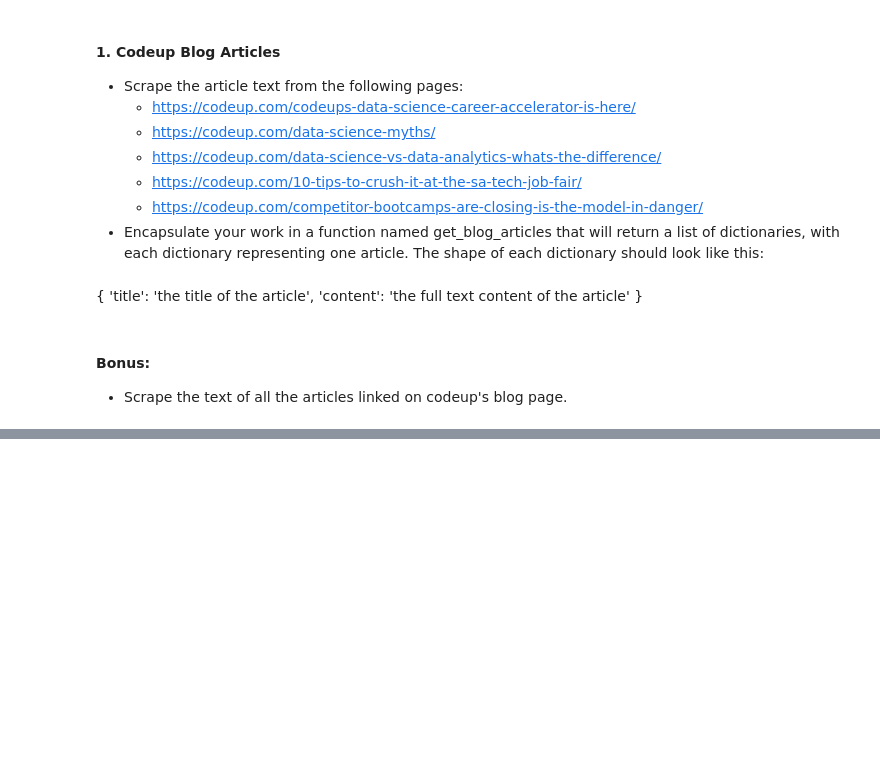
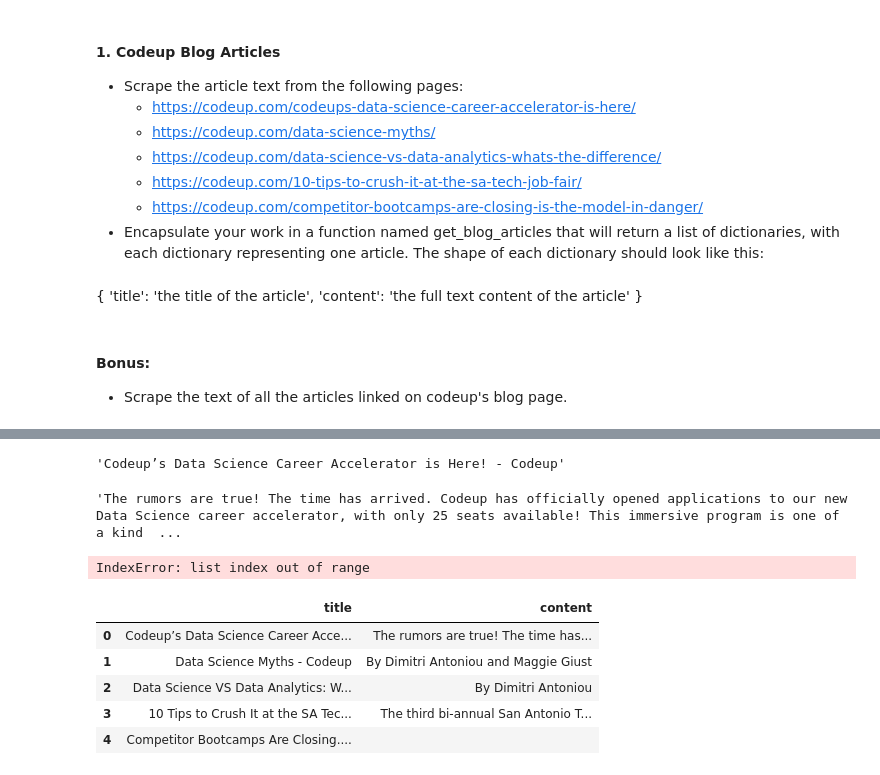
Before and after one commit to segovialori/natural-language-processing-exercises, a Jupyter notebook: acquire_codeup_blog.ipynb, the cells around one changed output, grey strips where cells are left out. Cells and saved outputs as stored; diff of their text form; code cells hidden in the pictures; blank space fills up the shorter version.

```diff
--- a/acquire_codeup_blog.ipynb
+++ b/acquire_codeup_blog.ipynb
@@ -21,0 +33,7 @@ By the end of this exercise, you should have a file named acquire.py that contai
+# %%
+url = 'https://codeup.com/codeups-data-science-career-accelerator-is-here/'
+headers = {'User-Agent': 'Mozilla/5.0 (Macintosh; Intel Mac OS X 10_15_6) AppleWebKit/537.36 (KHTML, like Gecko) Chrome/89.0.4389.128 Safari/537.36'
+}
+response = requests.get(url, headers=headers)
+html = response.text
+soup = bs4.BeautifulSoup(html)
@@ -21,0 +61,16 @@ By the end of this exercise, you should have a file named acquire.py that contai
+# %%
+#find title of blog post
+title = soup.title.text
+title
+# %% [output]
+'Codeup’s Data Science Career Accelerator is Here! - Codeup'
+# %%
+#find content of blog post
+content = soup.find('p').text
+content
+# %% [output]
+'The rumors are true! The time has arrived. Codeup has officially opened applications to our new Data Science career accelerator, with only 25 seats available! This immersive program is one of a kind  ...
+# %%
+soup.select('#articleBody')
+# %% [output]
+IndexError: list index out of range
@@ -21,0 +119,17 @@ By the end of this exercise, you should have a file named acquire.py that contai
+# %%
+urls = ['https://codeup.com/codeups-data-science-career-accelerator-is-here/',
+        'https://codeup.com/data-science-myths/',
+        'https://codeup.com/data-science-vs-data-analytics-whats-the-difference/',
+        'https://codeup.com/10-tips-to-crush-it-at-the-sa-tech-job-fair/',
+        'https://codeup.com/competitor-bootcamps-are-closing-is-the-model-in-danger/']
+
+df = get_blog_articles(urls, cached=False)
+# %%
+df.head()
+# %% [output]
+|  | title | content |
+| 0 | Codeup’s Data Science Career Acce... | The rumors are true! The time has... |
+| 1 | Data Science Myths - Codeup | By Dimitri Antoniou and Maggie Giust |
+| 2 | Data Science VS Data Analytics: W... | By Dimitri Antoniou |
+| 3 | 10 Tips to Crush It at the SA Tec... | The third bi-annual San Antonio T... |
+| 4 | Competitor Bootcamps Are Closing.... |  |
```
Also changed, not shown: parts of 5 cells of this notebook.
